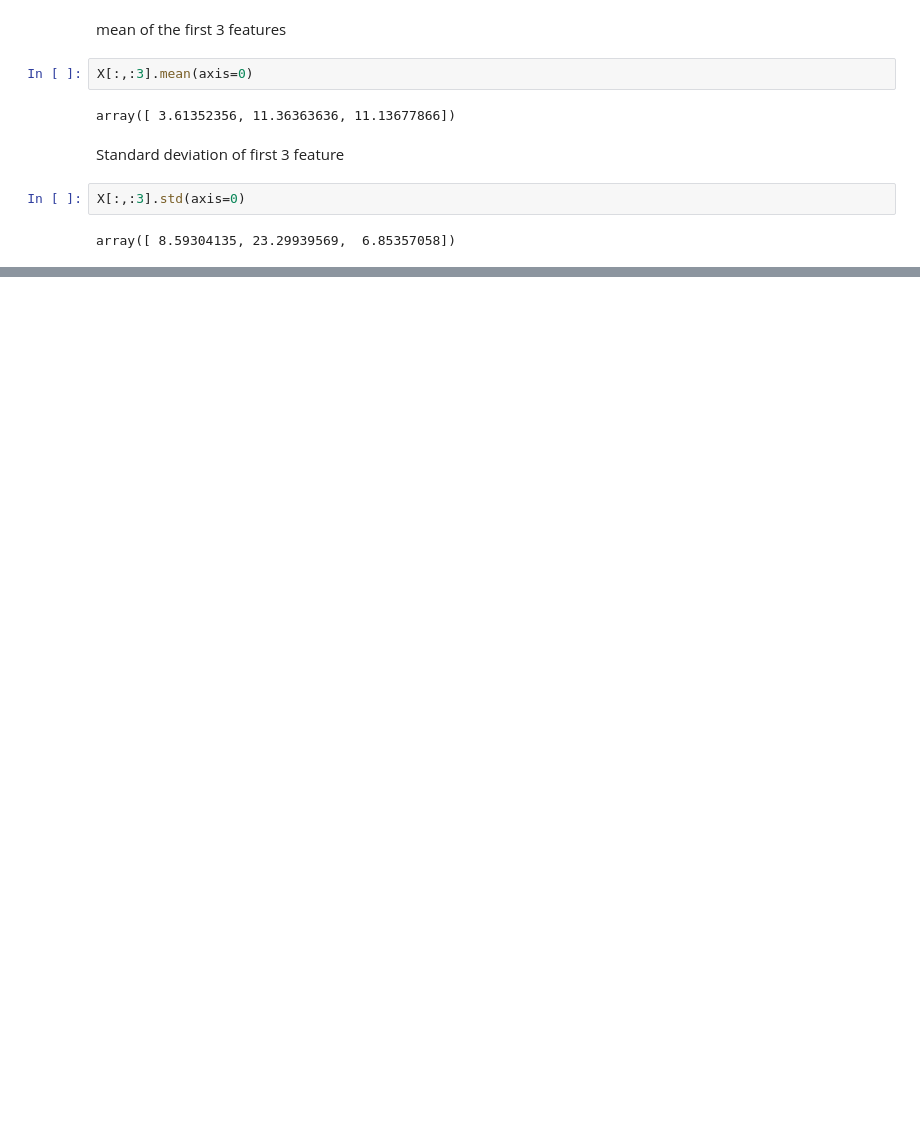
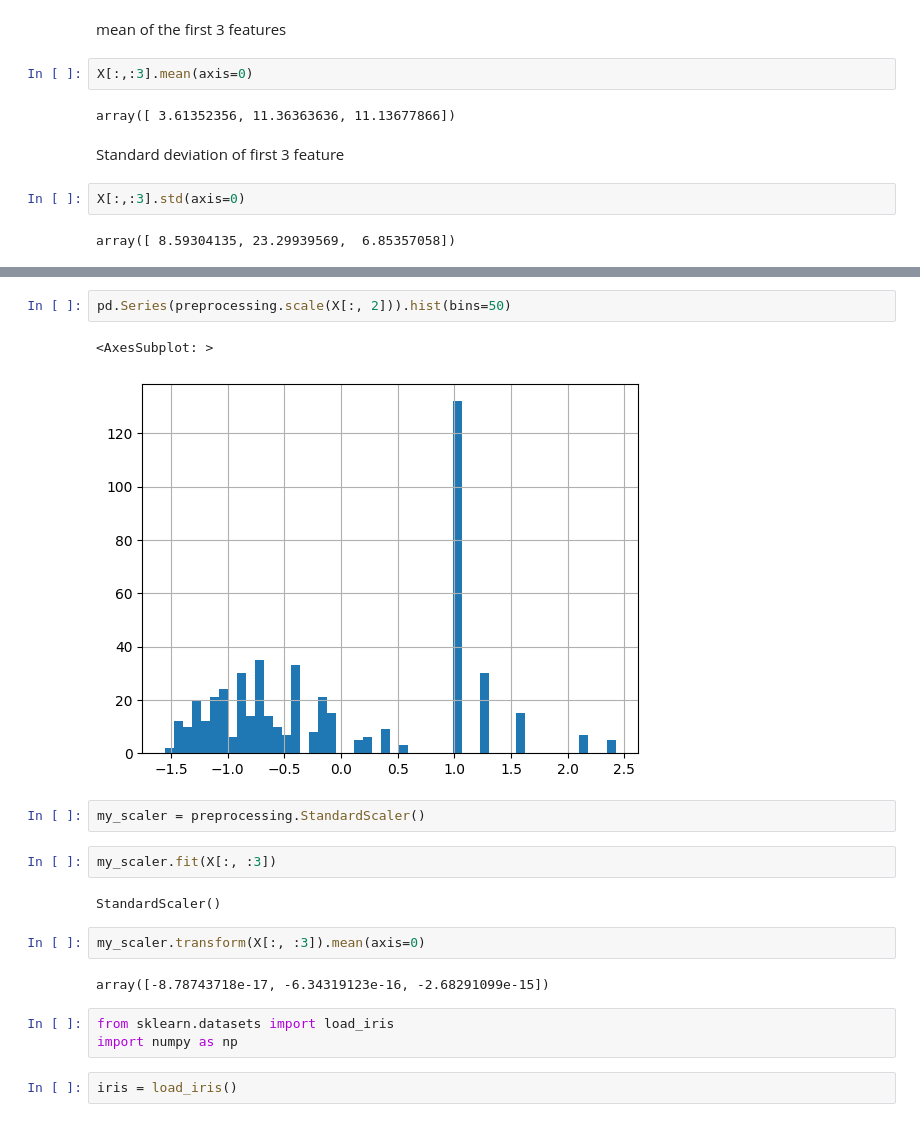
Before and after one commit to anupkumarsahu/scikit-learn-Cookbook, a Jupyter notebook: chapter02/Scaling data to the standard normal.ipynb, the cells around one changed output, grey strips where cells are left out. Cells and saved outputs as stored; diff of their text form; blank space fills up the shorter version.

```diff
--- a/chapter02/Scaling data to the standard normal.ipynb
+++ b/chapter02/Scaling data to the standard normal.ipynb
@@ -42,0 +61,20 @@ array([ 8.59304135, 23.29939569,  6.85357058])
+# %%
+pd.Series(preprocessing.scale(X[:, 2])).hist(bins=50)
+# %% [output]
+<AxesSubplot: >
+[figure, added]
+# %%
+my_scaler = preprocessing.StandardScaler()
+# %%
+my_scaler.fit(X[:, :3])
+# %% [output]
+StandardScaler()
+# %%
+my_scaler.transform(X[:, :3]).mean(axis=0)
+# %% [output]
+array([-8.78743718e-17, -6.34319123e-16, -2.68291099e-15])
+# %%
+from sklearn.datasets import load_iris
+import numpy as np
+# %%
+iris = load_iris()
```
Also changed, not shown: parts of 13 cells of this notebook, 7 other files.
